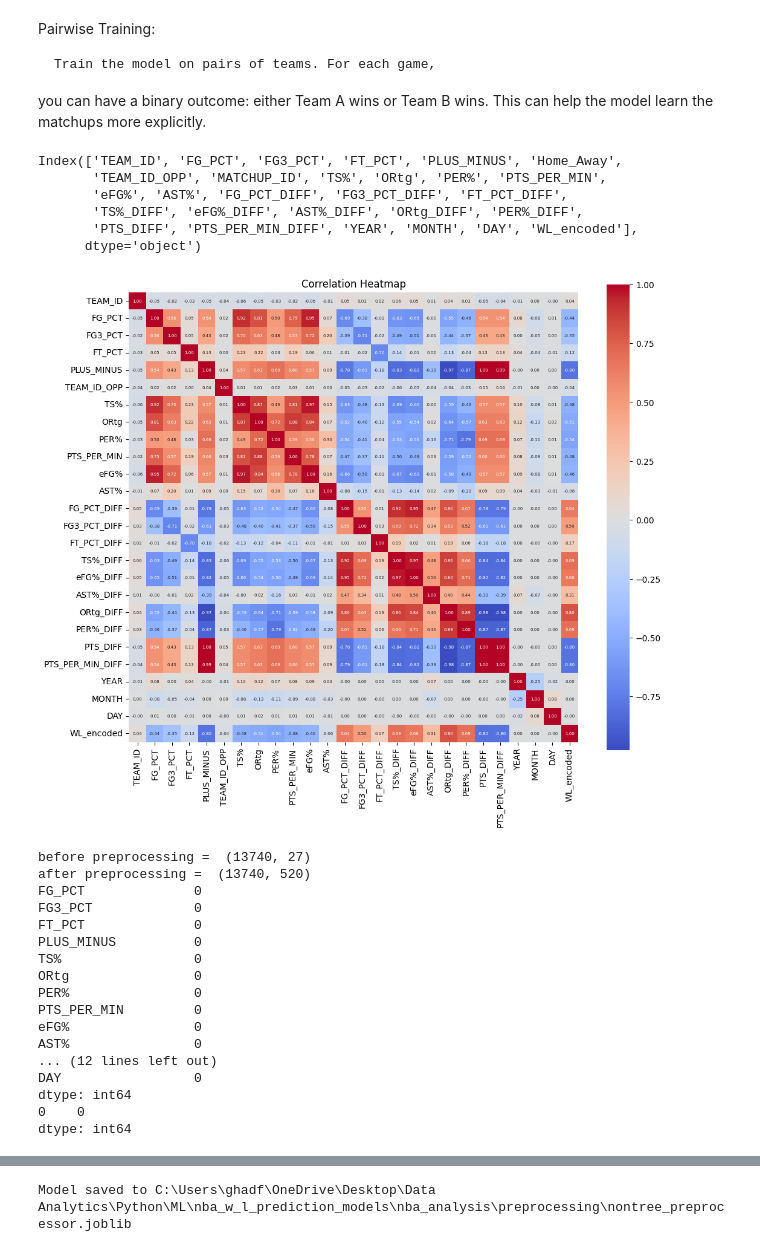
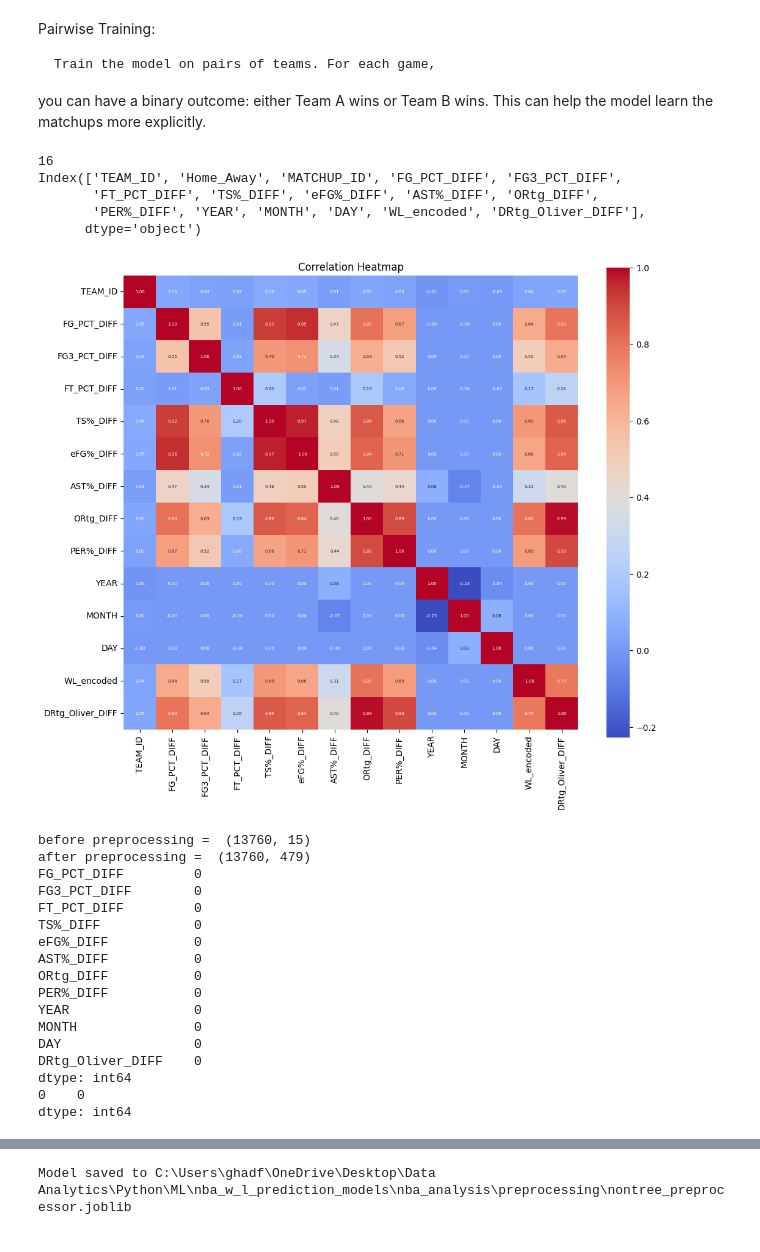
Before and after one commit to ghadfield32/nba_analysis, a Jupyter notebook: nba_ml_preprocess_and_binary_nontree.ipynb, the cells around one changed output, grey strips where cells are left out. Drawn from its saved outputs; the diff is of its cells as text; code cells hidden in the pictures.

Commit message:
Update NBA prediction model and chatbot interface

```diff
--- a/nba_ml_preprocess_and_binary_nontree.ipynb
+++ b/nba_ml_preprocess_and_binary_nontree.ipynb
@@ -27,44 +27,56 @@ from xgboost import XGBClassifier
 from sklearn.neural_network import MLPClassifier
 from sklearn.ensemble import StackingClassifier
 from sklearn import preprocessing
+import mlflow
+from mlflow.models.evaluation import evaluate
 # Load the data
 data = pd.read_csv(r'C:\Users\ghadf\OneDrive\Desktop\Data Analytics\Python\ML\nba_w_l_prediction_models\nba_analysis\data\nba_threeptera_prepreprocess_data.csv')
 
 
 # Reorder the columns in the DataFrame to place 'WL_encoded' at the end
 preprocessor_data = data[[col for col in data.columns if col != 'WL'] + ['WL']]
 
 #drop the columns that are not needed
-x_excluded_independent_variables = ['GAME_DATE', 'TEAM_ABBREVIATION', 'WL', 'FGA', 'TOV', 'TEAM_NAME', 'GAME_ID', 'PPM', 'RPM', 'APM', 'SPM', 'BPM', 'TPM',
+x_excluded_independent_variables = [ 'TEAM_ABBREVIATION', 'WL', 'FGA', 'TOV', 'TEAM_NAME', 'GAME_ID', 'PPM', 'RPM', 'APM', 'SPM', 'BPM', 'TPM',
+                                    'FG_PCT', 'FG3_PCT', 'FT_PCT', 'PLUS_MINUS', 'TS%', 'ORtg', 'PER%', 'PTS_PER_MIN', 'eFG%', 'AST%', 'PTS_PER_MIN_DIFF', 'PTS_DIFF',
                                     'PER', 'OPM', 'DPM', 'USG%', 'FG3A', 'OREB', 'PF', 'MIN', 'PTS', 'FGM', 'FG3M', 'FTM', 'FTA', 'PTS', 'REB',
-                                    'AST', 'PF', 'STL', 'BLK', 'DREB', 'Offensive_Possessions', 'SEASON_ID', 'MATCHUP', #,
+                                    'AST', 'PF', 'STL', 'BLK', 'DREB', 'Offensive_Possessions', 'SEASON_ID', 'MATCHUP', 'GAME_DATE', #,
                                     'PTS_OPP', 'FGM_OPP', 'FG3M_OPP', 'FTM_OPP', 'FTA_OPP', 'PTS_OPP', 'REB_OPP', 'OREB_OPP', 'FGA_OPP', 'FG3A_OPP', 'OREB_OPP',
-                                    'AST_OPP', 'TOV_OPP', 'STL_OPP', 'BLK_OPP', 'SEASON_ID_OPP', 'Home_Away_OPP' #,  'Defensive_Possessions'
-                                    , 'TEAM_NAME_OPP', 'WL_OPP', 'MIN_OPP', 'PF_OPP', 'DREB_OPP','PTS_PER_MIN_OPP'] #, 'TEAM_ID_OPP'
+                                    'AST_OPP', 'TOV_OPP', 'STL_OPP', 'BLK_OPP', 'SEASON_ID_OPP', 'Home_Away_OPP',  'Defensive_Possessions', #
+                                     'TEAM_NAME_OPP', 'WL_OPP', 'MIN_OPP', 'PF_OPP', 'DREB_OPP','PTS_PER_MIN_OPP', 'TEAM_ID_OPP',
+                                     'FG_PCT_OPP', 'FG3_PCT_OPP', 'FT_PCT_OPP', 'TS%_OPP', 'eFG%_OPP', 'AST%_OPP', 'Defensive_Possessions',
+                                    'DRtg', 'DPER%', 'PLUS_MINUS_OPP', 'ORtg_Oliver_OPP', 'ORtg_Oliver_DIFF', 'ORtg_Oliver', 'DRtg_Oliver', 'DRtg_Oliver_OPP'
+                                     ]
 
 #drop the columns that are not needed
-preprocessor_data = preprocessor_data.drop(x_excluded_independent_variables, axis=1)
+#preprocessor_data = preprocessor_data.drop(x_excluded_independent_variables, axis=1)
+
+included_columns = ['TEAM_ID', 'Home_Away', 'MATCHUP_ID', 'FG_PCT_DIFF', 'FG3_PCT_DIFF',
+       'FT_PCT_DIFF', 'TS%_DIFF', 'eFG%_DIFF', 'AST%_DIFF', 'ORtg_DIFF',
+       'PER%_DIFF', 'YEAR', 'MONTH', 'DAY', 'WL_encoded', 'DRtg_Oliver_DIFF']
+
+preprocessor_data = preprocessor_data[included_columns]
+print(len(preprocessor_data.columns))
 print(preprocessor_data.columns)
 
 # Create a correlation matrix for the selected columns
 correlation_matrix = preprocessor_data.corr()
 
 # Plot the heatmap
 plt.figure(figsize=(12, 10))
 sns.heatmap(correlation_matrix, annot=True, cmap='coolwarm', fmt='.2f', square=True,
             annot_kws={'size': 5})  # Adjust the font size (here it's set to 8)
 
 
 plt.title('Correlation Heatmap')
 plt.show()
 # %% [output]
-Index(['TEAM_ID', 'FG_PCT', 'FG3_PCT', 'FT_PCT', 'PLUS_MINUS', 'Home_Away',
-       'TEAM_ID_OPP', 'MATCHUP_ID', 'TS%', 'ORtg', 'PER%', 'PTS_PER_MIN',
-       'eFG%', 'AST%', 'FG_PCT_DIFF', 'FG3_PCT_DIFF', 'FT_PCT_DIFF',
-       'TS%_DIFF', 'eFG%_DIFF', 'AST%_DIFF', 'ORtg_DIFF', 'PER%_DIFF',
-       'PTS_DIFF', 'PTS_PER_MIN_DIFF', 'YEAR', 'MONTH', 'DAY', 'WL_encoded'],
+16
+Index(['TEAM_ID', 'Home_Away', 'MATCHUP_ID', 'FG_PCT_DIFF', 'FG3_PCT_DIFF',
+       'FT_PCT_DIFF', 'TS%_DIFF', 'eFG%_DIFF', 'AST%_DIFF', 'ORtg_DIFF',
+       'PER%_DIFF', 'YEAR', 'MONTH', 'DAY', 'WL_encoded', 'DRtg_Oliver_DIFF'],
       dtype='object')
-[figure, old version]
+[figure, new version]
 # %%
 ##UPDATE: because they are identification for the season and team, I would like to update my preprocessor so the variable is updated to ordinal vs non ordinal categorical variables
 
@@ -76,9 +88,8 @@ y_column = 'WL_encoded'
 columns_to_drop = [y_column] #+ x_excluded_independent_variables
 
 # Define feature lists
-categorical_features = [ 'TEAM_ID', 'TEAM_ID_OPP', 'Home_Away', 'MATCHUP_ID'] #'SEASON_ID', 'MATCHUP'
+categorical_features = [ 'TEAM_ID', 'Home_Away', 'MATCHUP_ID'] #'SEASON_ID', 'MATCHUP', 'TEAM_ID_OPP'
 numerical_features = [col for col in preprocessor_data.columns if col not in categorical_features + columns_to_drop]
-#numerical features being: TS%, eFG%, APM, OPM, DPM, RPM, BPM, TPM, PER%, PER, ORtg, Plus_minus, fg3_pct, fg_pct, ftm, pts
 
 # Function to label encode categorical columns for tree-based models
 def label_encode_data(data, columns_to_encode):
@@ -155,20 +166,20 @@ print(pd.DataFrame(tmp_num, columns=numerical_features).isnull().sum())
 tmp_cat = categorical_transformer.fit_transform(X[categorical_features])
 print(pd.DataFrame(tmp_cat).isnull().sum())
 # %% [output]
-before preprocessing =  (13740, 27)
-after preprocessing =  (13740, 520)
-FG_PCT              0
-FG3_PCT             0
-FT_PCT              0
-PLUS_MINUS          0
-TS%                 0
-ORtg                0
-PER%                0
-PTS_PER_MIN         0
-eFG%                0
-AST%                0
-... (12 lines left out)
+before preprocessing =  (13760, 15)
+after preprocessing =  (13760, 479)
+FG_PCT_DIFF         0
+FG3_PCT_DIFF        0
+FT_PCT_DIFF         0
+TS%_DIFF            0
+eFG%_DIFF           0
+AST%_DIFF           0
+ORtg_DIFF           0
+PER%_DIFF           0
+YEAR                0
+MONTH               0
 DAY                 0
+DRtg_Oliver_DIFF    0
 dtype: int64
 0    0
 dtype: int64
```
Also changed, not shown: parts of 10 cells of this notebook, 10 other files.
